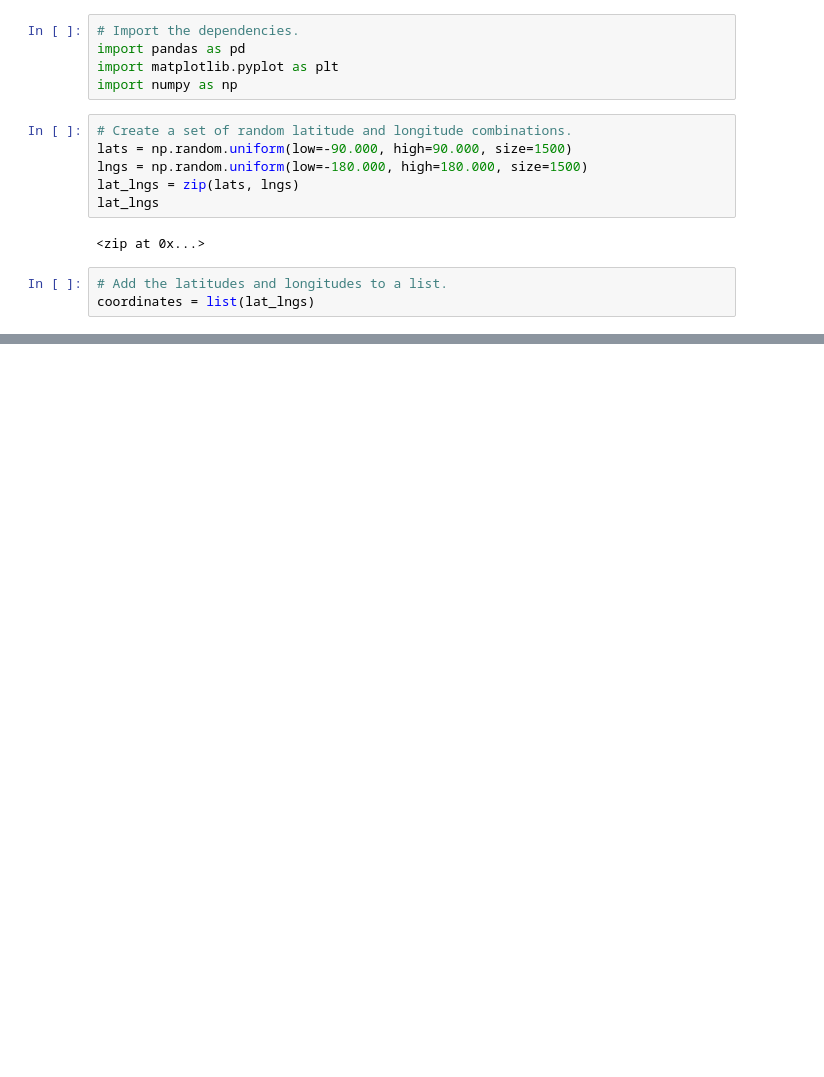
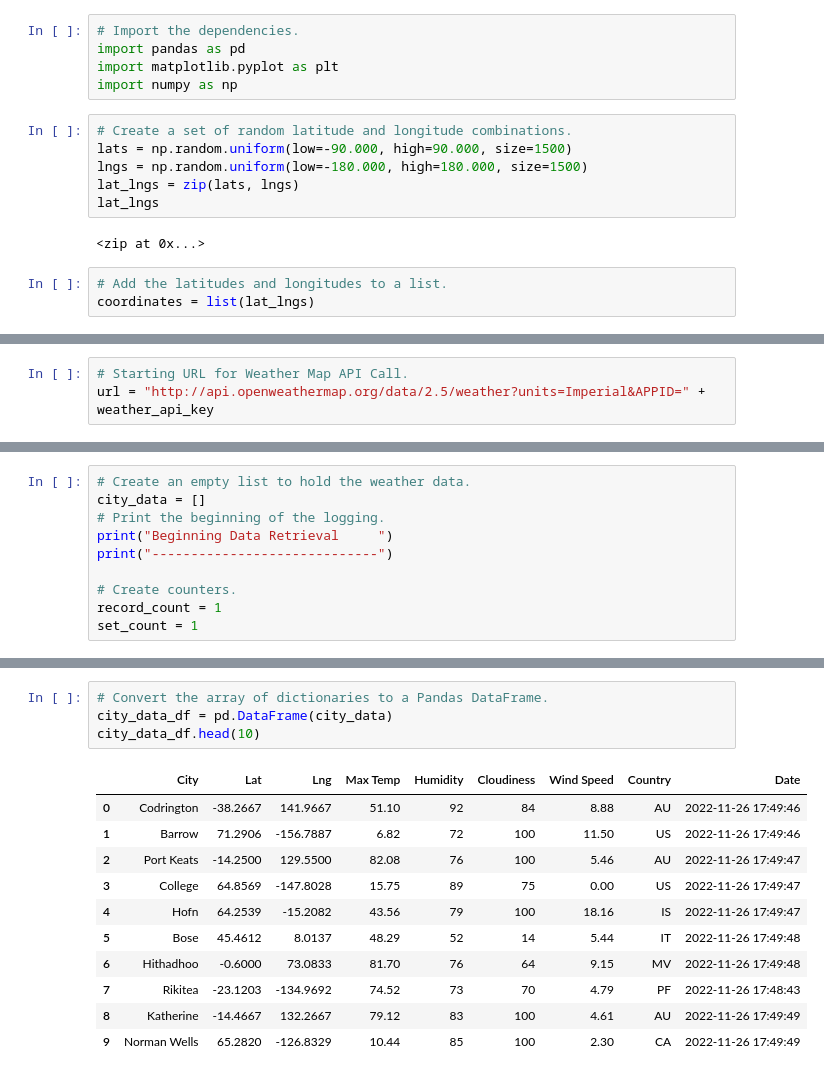
Before and after one commit to omnom1997/World_Weather_Analysis, a Jupyter notebook: WeatherPy.ipynb, the cells around one changed output, grey strips where cells are left out. Saved outputs shown, nothing was run; the diff lists cells and outputs as text; blank space fills up the shorter version.

```diff
--- a/WeatherPy.ipynb
+++ b/WeatherPy.ipynb
@@ -55,0 +62,3 @@ len(cities)
+# %%
+# Starting URL for Weather Map API Call.
+url = "http://api.openweathermap.org/data/2.5/weather?units=Imperial&APPID=" + weather_api_key
@@ -55,0 +69,10 @@ len(cities)
+# %%
+# Create an empty list to hold the weather data.
+city_data = []
+# Print the beginning of the logging.
+print("Beginning Data Retrieval     ")
+print("-----------------------------")
+
+# Create counters.
+record_count = 1
+set_count = 1
@@ -55,0 +152,16 @@ len(cities)
+# %%
+# Convert the array of dictionaries to a Pandas DataFrame.
+city_data_df = pd.DataFrame(city_data)
+city_data_df.head(10)
+# %% [output]
+|  | City | Lat | Lng | Max Temp | Humidity | Cloudiness | Wind Speed | Country | Date |
+| 0 | Codrington | -38.2667 | 141.9667 | 51.10 | 92 | 84 | 8.88 | AU | 2022-11-26 17:49:46 |
+| 1 | Barrow | 71.2906 | -156.7887 | 6.82 | 72 | 100 | 11.50 | US | 2022-11-26 17:49:46 |
+| 2 | Port Keats | -14.2500 | 129.5500 | 82.08 | 76 | 100 | 5.46 | AU | 2022-11-26 17:49:47 |
+| 3 | College | 64.8569 | -147.8028 | 15.75 | 89 | 75 | 0.00 | US | 2022-11-26 17:49:47 |
+| 4 | Hofn | 64.2539 | -15.2082 | 43.56 | 79 | 100 | 18.16 | IS | 2022-11-26 17:49:47 |
+| 5 | Bose | 45.4612 | 8.0137 | 48.29 | 52 | 14 | 5.44 | IT | 2022-11-26 17:49:48 |
+| 6 | Hithadhoo | -0.6000 | 73.0833 | 81.70 | 76 | 64 | 9.15 | MV | 2022-11-26 17:49:48 |
+| 7 | Rikitea | -23.1203 | -134.9692 | 74.52 | 73 | 70 | 4.79 | PF | 2022-11-26 17:48:43 |
+| 8 | Katherine | -14.4667 | 132.2667 | 79.12 | 83 | 100 | 4.61 | AU | 2022-11-26 17:49:49 |
+| 9 | Norman Wells | 65.2820 | -126.8329 | 10.44 | 85 | 100 | 2.30 | CA | 2022-11-26 17:49:49 |
```
Also changed, not shown: parts of 6 cells of this notebook, 2 other files.
